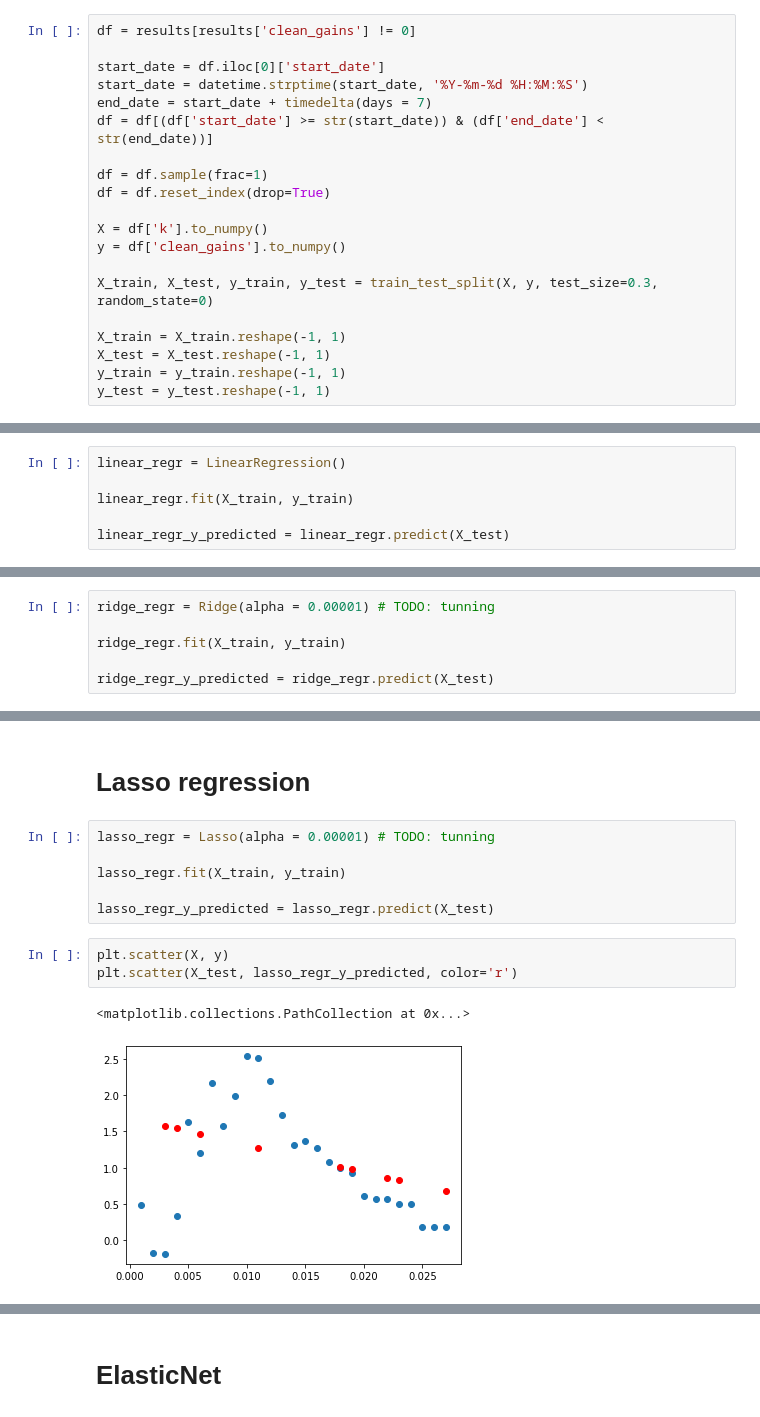
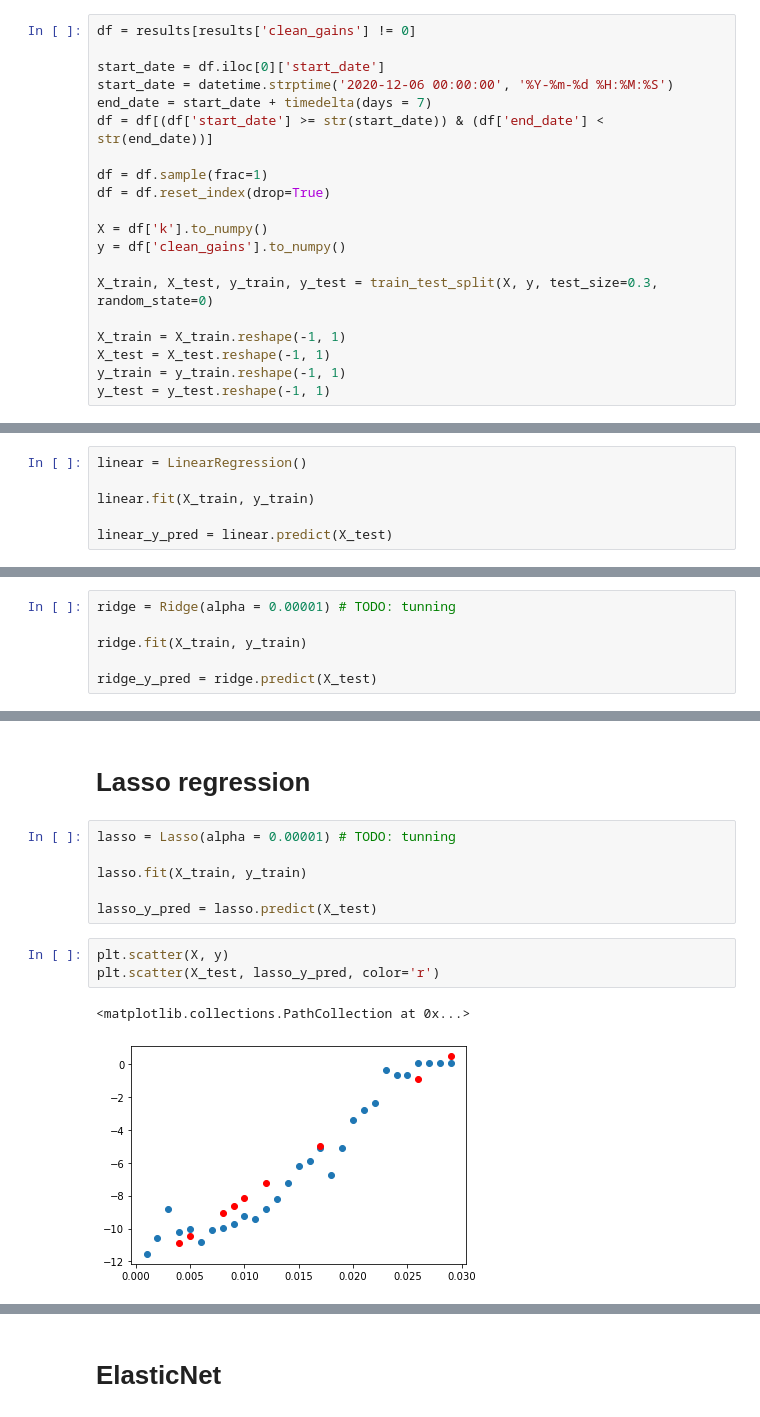
Before and after one commit to ruiz-salvat/morfeo, a Jupyter notebook: Analysis/WaveTrend/Preprocessing.ipynb, the cells around one changed output, grey strips where cells are left out. Cells and saved outputs as stored; diff of their text form.

```diff
--- a/Analysis/WaveTrend/Preprocessing.ipynb
+++ b/Analysis/WaveTrend/Preprocessing.ipynb
@@ -73,7 +76,7 @@ ML algorithms used:
 df = results[results['clean_gains'] != 0]
 
 start_date = df.iloc[0]['start_date']
-start_date = datetime.strptime(start_date, '%Y-%m-%d %H:%M:%S')
+start_date = datetime.strptime('2020-12-06 00:00:00', '%Y-%m-%d %H:%M:%S')
 end_date = start_date + timedelta(days = 7)
 df = df[(df['start_date'] >= str(start_date)) & (df['end_date'] < str(end_date))]
 
@@ -92,10 +95,10 @@ y_test = y_test.reshape(-1, 1)
 # %% [markdown]
 # Linear regression
 # %%
-linear_regr = LinearRegression()
+linear = LinearRegression()
 
-linear_regr.fit(X_train, y_train)
+linear.fit(X_train, y_train)
 
-linear_regr_y_predicted = linear_regr.predict(X_test)
+linear_y_pred = linear.predict(X_test)
 # %%
 plt.scatter(X, y)
@@ -111,10 +114,10 @@ print(linear_regr_R2)
 # %% [markdown]
 # Ridge regression
 # %%
-ridge_regr = Ridge(alpha = 0.00001) # TODO: tunning
+ridge = Ridge(alpha = 0.00001) # TODO: tunning
 
-ridge_regr.fit(X_train, y_train)
+ridge.fit(X_train, y_train)
 
-ridge_regr_y_predicted = ridge_regr.predict(X_test)
+ridge_y_pred = ridge.predict(X_test)
 # %%
 plt.scatter(X, y)
@@ -130,15 +133,15 @@ print(ridge_regr_R2)
 # %% [markdown]
 # Lasso regression
 # %%
-lasso_regr = Lasso(alpha = 0.00001) # TODO: tunning
+lasso = Lasso(alpha = 0.00001) # TODO: tunning
 
-lasso_regr.fit(X_train, y_train)
+lasso.fit(X_train, y_train)
 
-lasso_regr_y_predicted = lasso_regr.predict(X_test)
+lasso_y_pred = lasso.predict(X_test)
 # %%
 plt.scatter(X, y)
-plt.scatter(X_test, lasso_regr_y_predicted, color='r')
+plt.scatter(X_test, lasso_y_pred, color='r')
 # %% [output]
 <matplotlib.collections.PathCollection at 0x...>
-[figure, old version]
+[figure, new version]
 # %%
```
Also changed, not shown: parts of 33 cells of this notebook, 7 other files.
